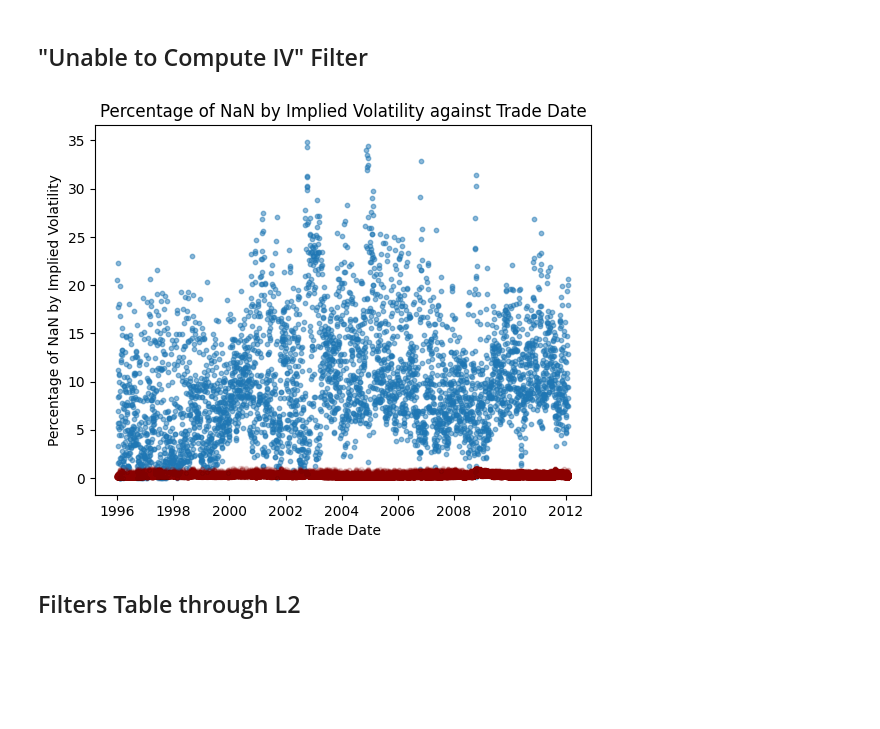
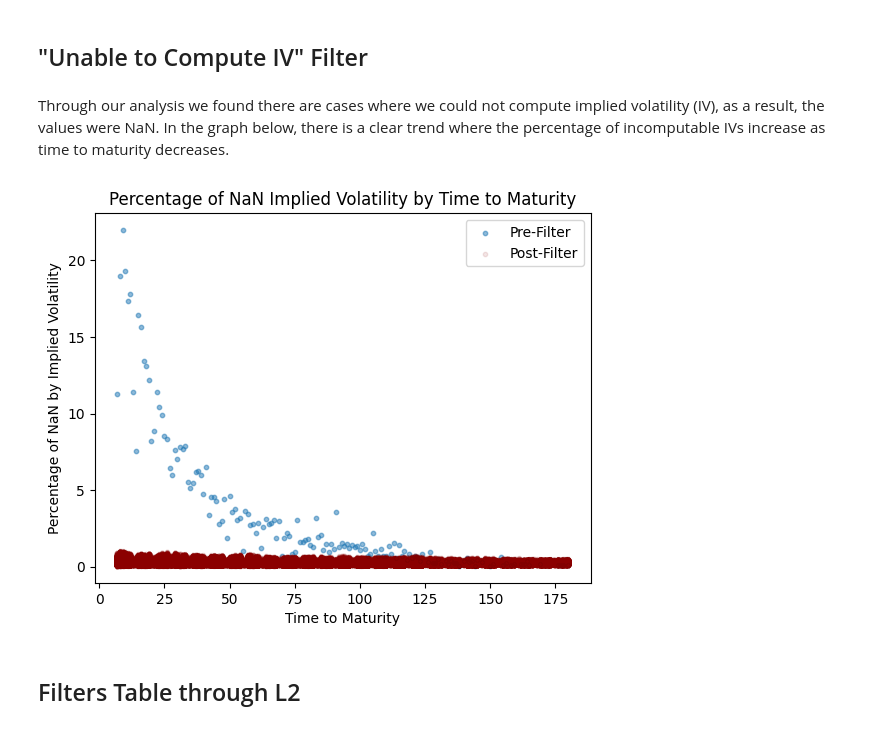
Before and after one commit to harrypandas/finm-32900_final_project, a Jupyter notebook: notebooks/03_Level02_Filters.ipynb, the cells around one changed output. Saved outputs shown, nothing was run; the diff lists cells and outputs as text; code cells hidden in the pictures; blank space fills up the shorter version.

```diff
--- a/notebooks/03_Level02_Filters.ipynb
+++ b/notebooks/03_Level02_Filters.ipynb
@@ -329,16 +327,20 @@ optm_l2_univ = f2.filter_unable_compute_iv(optm_l2_int)
+# %% [markdown]
+Through our analysis we found there are cases where we could not compute implied volatility (IV), as a result, the values were NaN. In the graph below, there is a clear trend where the percentage of incomputable IVs increase as time to maturity decreases.
+# %%
+optm_l2_univ = f2.filter_unable_compute_iv(optm_l2_int)
+
+nan_percentage = optm_l2_int.loc[optm_l2_int['impl_volatility'].isna()].groupby(['time_to_maturity']).size()/optm_l2_int.groupby(['time_to_maturity']).size()*100
 # %%
-# Calculate the percentage of NaN values by implied volatility
-nan_percentage = optm_l2_iv.groupby('date')['impl_volatility'].apply(lambda x: x.isna().mean() * 100)
-
-# Plot the percentage against the trade date as a scatter plot
-plt.scatter(nan_percentage.index, nan_percentage, alpha=0.5,s=10)
-plt.scatter(optm_l2_univ['date'], optm_l2_univ['impl_volatility'], color='darkred', alpha=0.1, s=10)
-plt.xlabel('Trade Date')
+plt.clf()
+plt.scatter(nan_percentage.index, nan_percentage, alpha=0.5, s=10, label='Pre-Filter')
+plt.scatter(optm_l2_univ['time_to_maturity'], optm_l2_univ['impl_volatility'], color='darkred', alpha=0.1, s=10, label='Post-Filter')
+plt.xlabel('Time to Maturity')
 plt.ylabel('Percentage of NaN by Implied Volatility')
-plt.title('Percentage of NaN by Implied Volatility against Trade Date')
+plt.title('Percentage of NaN Implied Volatility by Time to Maturity')
+plt.legend()
 plt.show()
 # %% [output]
-[figure, old version]
+[figure, new version]
 # %% [markdown]
 ## Filters Table through L2
 # %%
```
Also changed, not shown: parts of 6 cells of this notebook.
